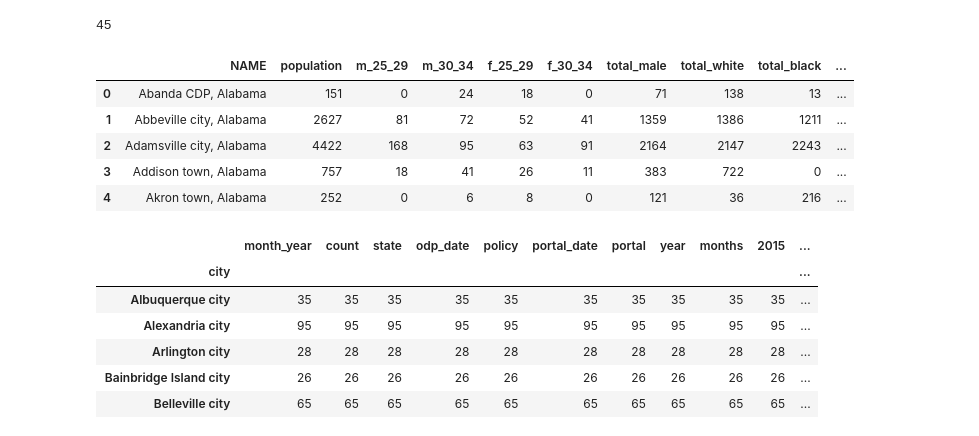
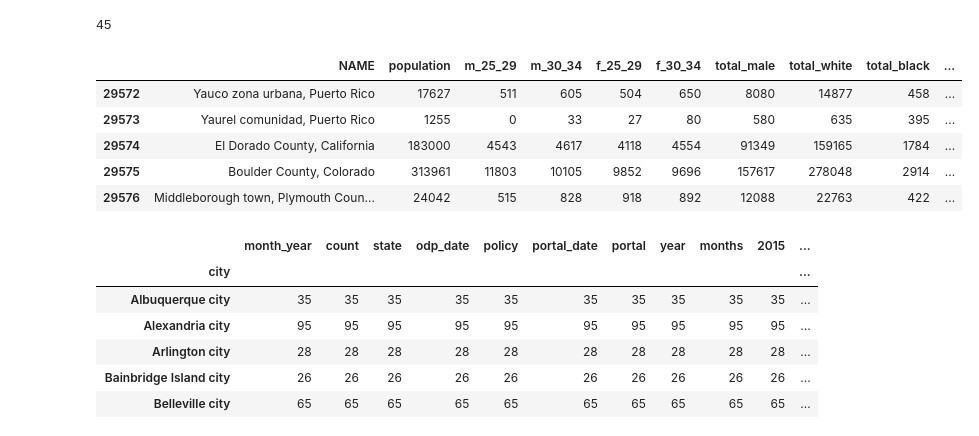
Before and after one commit to alenastern/Sunlight_FOIA, a Jupyter notebook: src/data/Data_Cleaning.ipynb, the cells around one changed output. Saved outputs shown, nothing was run; the diff lists cells and outputs as text; code cells hidden in the pictures.

```diff
--- a/src/data/Data_Cleaning.ipynb
+++ b/src/data/Data_Cleaning.ipynb
@@ -170,14 +176,14 @@ len(data.city.unique())
 # %%
 cd = pd.read_csv('city_data.csv')
 # %%
-cd.head()
+cd.tail()
 # %% [output]
 |  | NAME | population | m_25_29 | m_30_34 | f_25_29 | f_30_34 | total_male | total_white | total_black | ... |
-| 0 | Abanda CDP, Alabama | 151 | 0 | 24 | 18 | 0 | 71 | 138 | 13 | ... |
-| 1 | Abbeville city, Alabama | 2627 | 81 | 72 | 52 | 41 | 1359 | 1386 | 1211 | ... |
-| 2 | Adamsville city, Alabama | 4422 | 168 | 95 | 63 | 91 | 2164 | 2147 | 2243 | ... |
-| 3 | Addison town, Alabama | 757 | 18 | 41 | 26 | 11 | 383 | 722 | 0 | ... |
-| 4 | Akron town, Alabama | 252 | 0 | 6 | 8 | 0 | 121 | 36 | 216 | ... |
+| 29572 | Yauco zona urbana, Puerto Rico | 17627 | 511 | 605 | 504 | 650 | 8080 | 14877 | 458 | ... |
+| 29573 | Yaurel comunidad, Puerto Rico | 1255 | 0 | 33 | 27 | 80 | 580 | 635 | 395 | ... |
+| 29574 | El Dorado County, California | 183000 | 4543 | 4617 | 4118 | 4554 | 91349 | 159165 | 1784 | ... |
+| 29575 | Boulder County, Colorado | 313961 | 11803 | 10105 | 9852 | 9696 | 157617 | 278048 | 2914 | ... |
+| 29576 | Middleborough town, Plymouth Coun... | 24042 | 515 | 828 | 918 | 892 | 12088 | 22763 | 422 | ... |
 # %%
  data.groupby('city').count()
 # %% [output]
```
Also changed, not shown: parts of 8 cells of this notebook, 1 other file.
